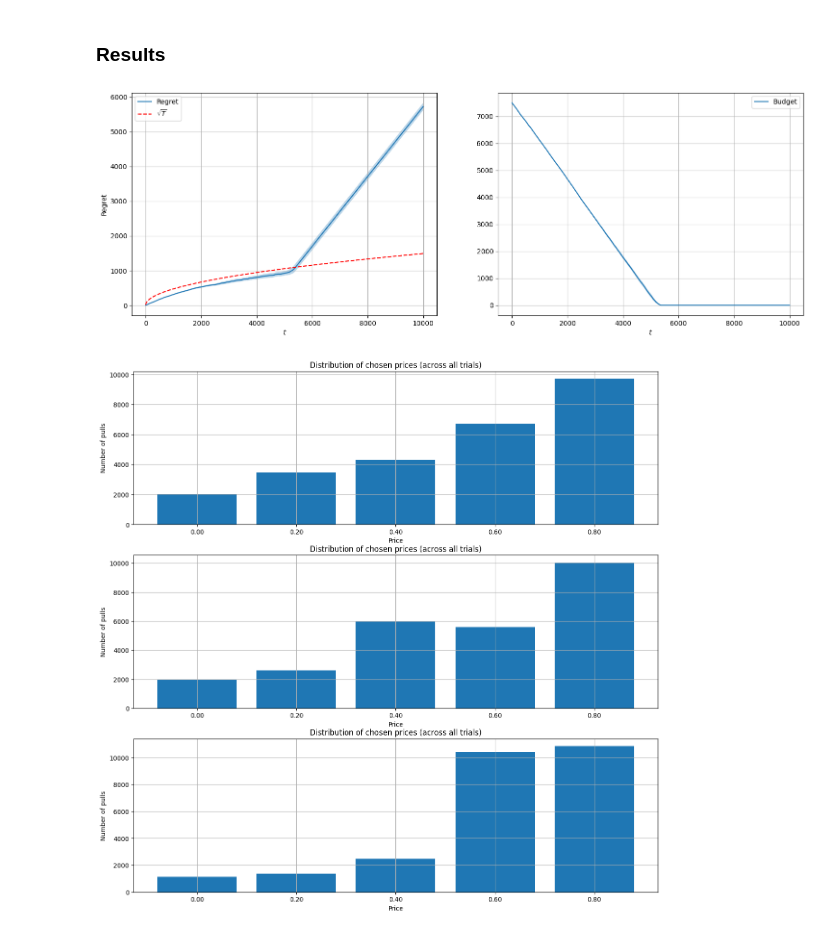
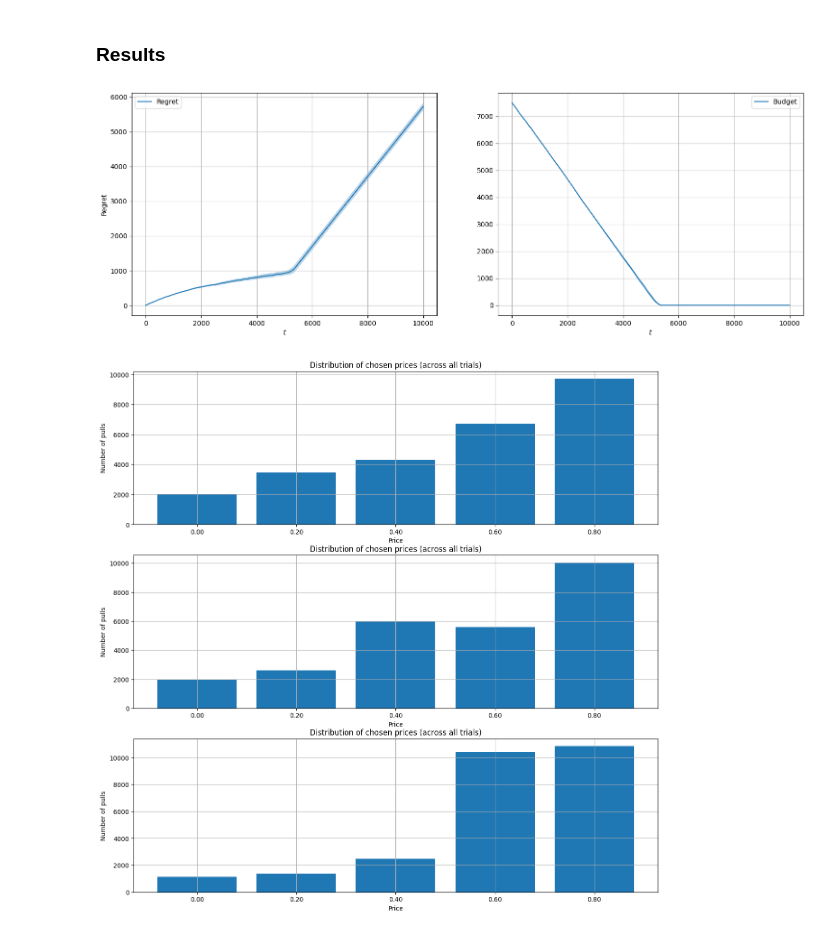
Before and after one commit to FabioFloris02/OLA2025_Floris_Sonzini_Parenti_Singh_Gottschling, a Jupyter notebook: requirement_4.ipynb, the cells around one changed output. Cells and saved outputs as stored; diff of their text form; code cells hidden in the pictures.

```diff
--- a/requirement_4.ipynb
+++ b/requirement_4.ipynb
@@ -420,38 +420,35 @@ budget_sd = np.array(budget_per_trial).std(axis=0)
 # %% [markdown]
 ### Results
 # %%
-t = np.arange(1, T + 1)
-theoretical_curve = (1000/np.sqrt(4500*np.log(K)))*np.sqrt(t*np.log(K))
-
 fig, axs = plt.subplots(1, 2, figsize = (18, 6))
 
 # Regret plot
 axs[0].plot(t, average_regret, label="Regret")
 axs[0].fill_between(
     t,
     average_regret - regret_sd / np.sqrt(n_trials),
     average_regret + regret_sd / np.sqrt(n_trials),
     alpha=0.3,
 )
-axs[0].plot(t, theoretical_curve, label="$\sqrt{T}$", linestyle="--", color="red")
+
 axs[0].set_xlabel("$t$")
 axs[0].set_ylabel("Regret")
 axs[0].legend()
 axs[0].grid(True)
 
 # Budget plot
 axs[1].plot(np.arange(T), average_budget, label="Budget")
 axs[1].fill_between(
     np.arange(T),
     average_budget-budget_sd/np.sqrt(n_trials),
     average_budget+budget_sd/np.sqrt(n_trials),
     alpha=0.3,
 )
 axs[1].set_xlabel("$t$")
 axs[1].legend()
 axs[1].grid(True)
 # %% [output]
-[figure, old version]
+[figure, new version]
 # %%
 from collections import Counter
 
```
Also changed, not shown: 3 other files.
